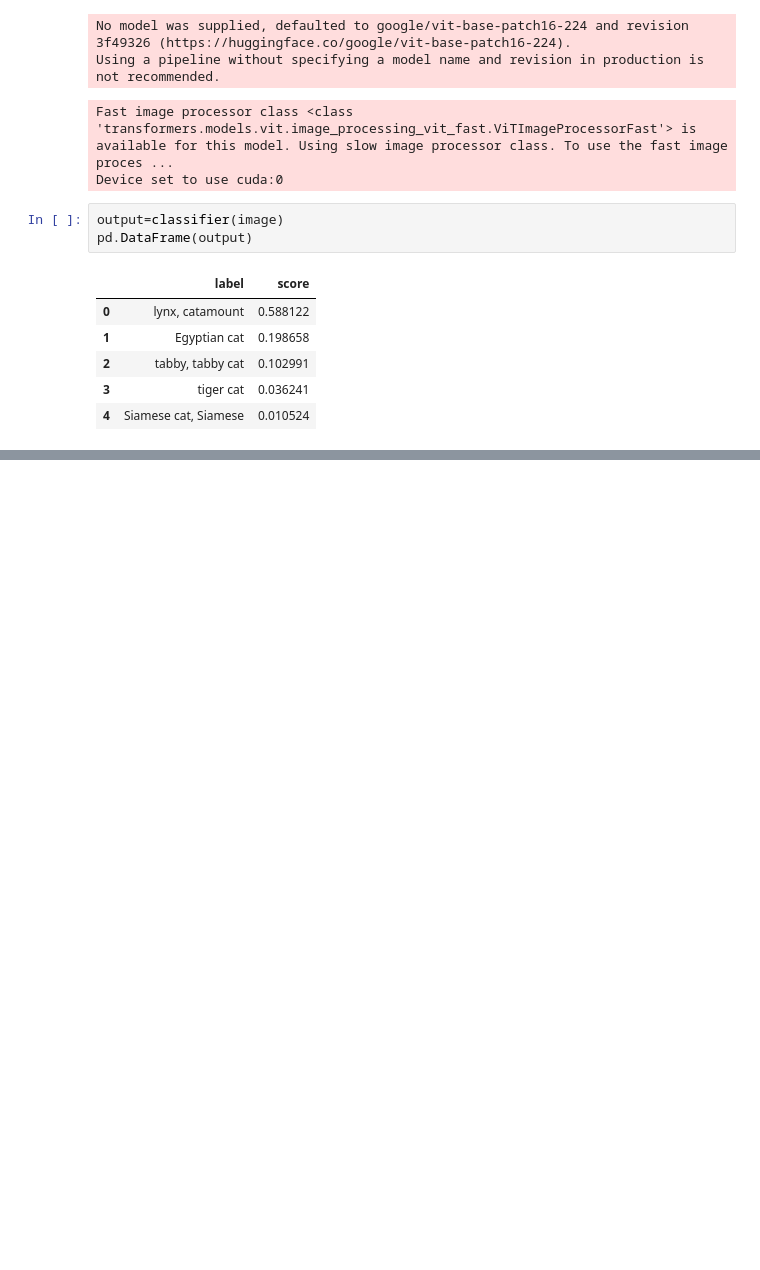
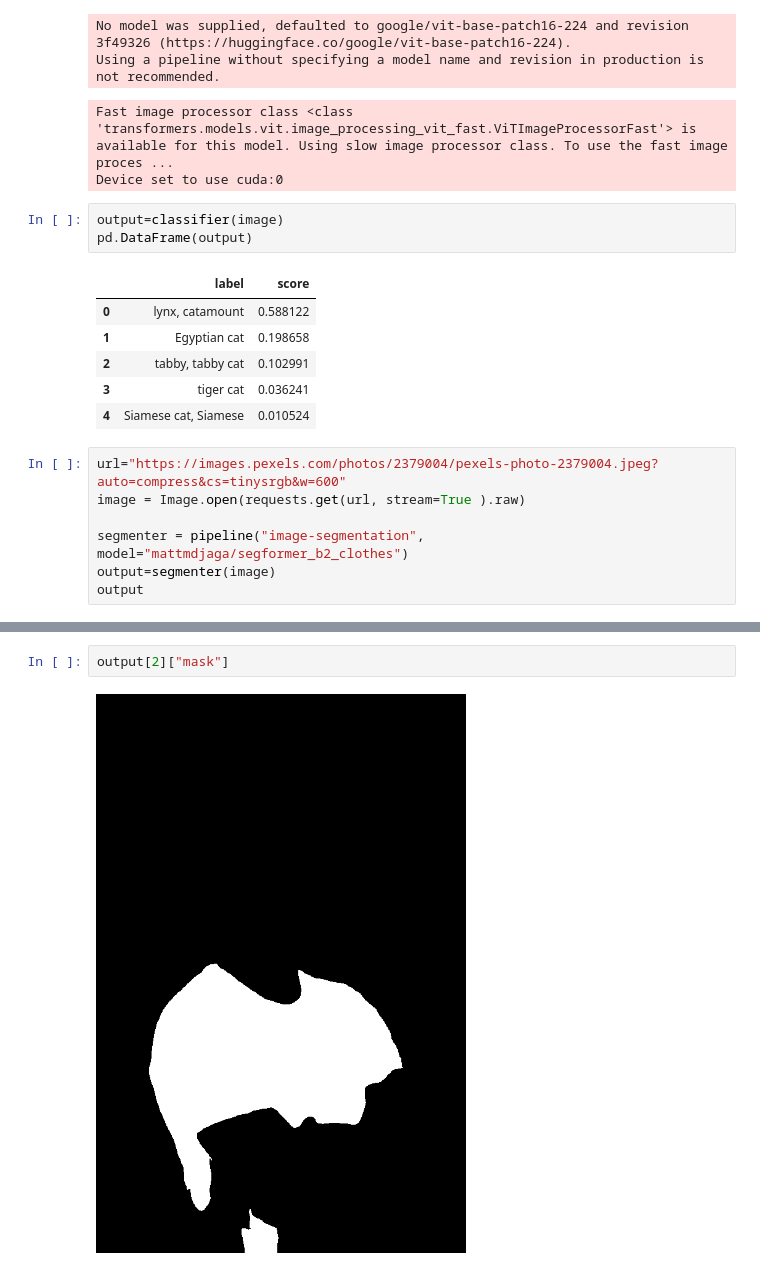
Before and after one commit to Muhammad-Asif10710/Gen-AI, a Jupyter notebook: Untitled5.ipynb, the cells around one changed output, grey strips where cells are left out. Cells and saved outputs as stored; diff of their text form; blank space fills up the shorter version.

```diff
--- a/Untitled5.ipynb
+++ b/Untitled5.ipynb
@@ -93,3 +93,10 @@ pd.DataFrame(output)
 | 2 | tabby, tabby cat | 0.102991 |
 | 3 | tiger cat | 0.036241 |
 | 4 | Siamese cat, Siamese | 0.010524 |
+# %%
+url="https://images.pexels.com/photos/2379004/pexels-photo-2379004.jpeg?auto=compress&cs=tinysrgb&w=600"
+image = Image.open(requests.get(url, stream=True ).raw)
+
+segmenter = pipeline("image-segmentation", model="mattmdjaga/segformer_b2_clothes")
+output=segmenter(image)
+output
@@ -95,0 +123,4 @@ pd.DataFrame(output)
+# %%
+output[2]["mask"]
+# %% [output]
+[figure, added]
```
Also changed, not shown: parts of 1 cell of this notebook.
